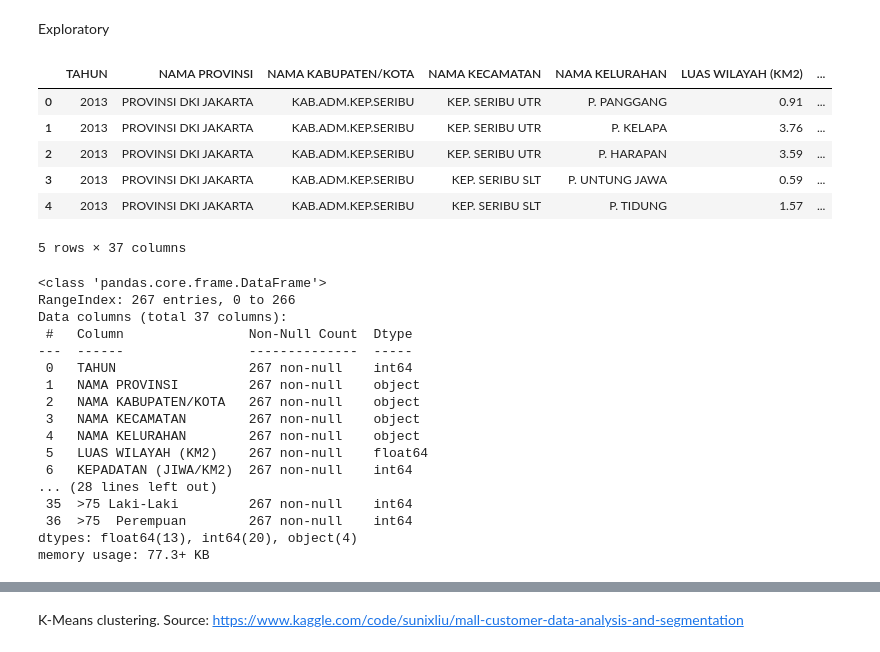
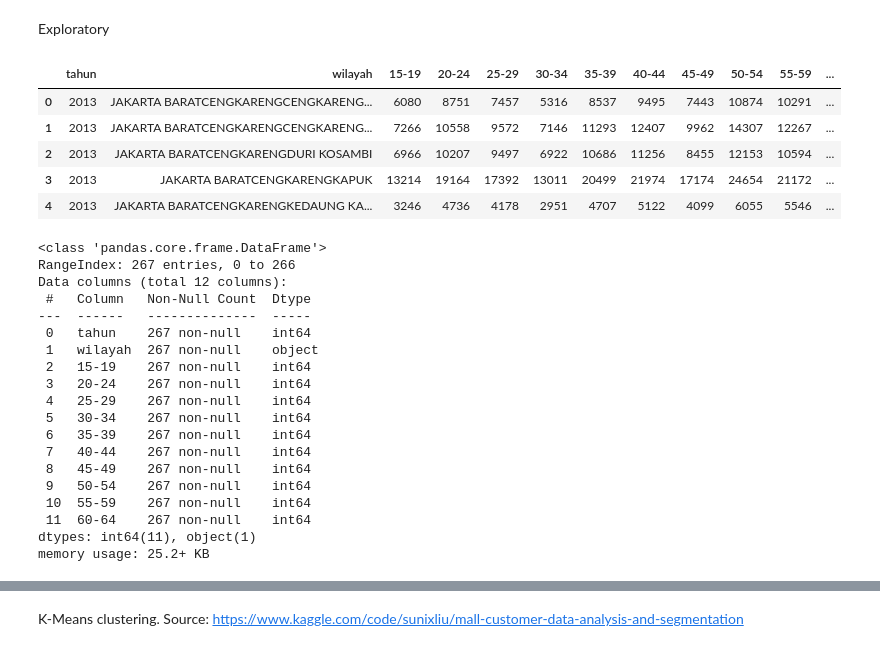
Before and after one commit to tsancode/Population5, a Jupyter notebook: Kmeans cluster.ipynb, the cells around one changed output, grey strips where cells are left out. Cells and saved outputs as stored; diff of their text form; code cells hidden in the pictures.

```diff
--- a/Kmeans cluster.ipynb
+++ b/Kmeans cluster.ipynb
@@ -8,10 +8,10 @@ import requests
 from io import StringIO
 import matplotlib.pyplot as plt
 # %%
-orig_url='https://drive.google.com/file/d/1QdEZdgXWwctSGsx0awJGX7xWqQm08dR1/view?usp=sharing'
+orig_url2013='https://drive.google.com/file/d/11ZcRnzJOY17iu3NnHEtlRZE3MQvonDnu/view?usp=sharing'
 
-file_id = orig_url.split('/')[-2]
-dwn_url='https://drive.google.com/uc?export=download&id=' + file_id
-url = requests.get(dwn_url).text
-csv_raw = StringIO(url)
-df = pd.read_csv(csv_raw)
+file_id2013 = orig_url2013.split('/')[-2]
+dwn_url2013='https://drive.google.com/uc?export=download&id=' + file_id2013
+url2013 = requests.get(dwn_url2013).text
+csv_raw2013 = StringIO(url2013)
+df2013 = pd.read_csv(csv_raw2013)
@@ -18,32 +26,33 @@ df = pd.read_csv(csv_raw)
 # %% [markdown]
 Exploratory
 # %%
-df.head()
+df2013.head()
 # %% [output]
-|  | TAHUN | NAMA PROVINSI | NAMA KABUPATEN/KOTA | NAMA KECAMATAN | NAMA KELURAHAN | LUAS WILAYAH (KM2) | ... |
-| 0 | 2013 | PROVINSI DKI JAKARTA | KAB.ADM.KEP.SERIBU | KEP. SERIBU UTR | P. PANGGANG | 0.91 | ... |
-| 1 | 2013 | PROVINSI DKI JAKARTA | KAB.ADM.KEP.SERIBU | KEP. SERIBU UTR | P. KELAPA | 3.76 | ... |
-| 2 | 2013 | PROVINSI DKI JAKARTA | KAB.ADM.KEP.SERIBU | KEP. SERIBU UTR | P. HARAPAN | 3.59 | ... |
-| 3 | 2013 | PROVINSI DKI JAKARTA | KAB.ADM.KEP.SERIBU | KEP. SERIBU SLT | P. UNTUNG JAWA | 0.59 | ... |
-| 4 | 2013 | PROVINSI DKI JAKARTA | KAB.ADM.KEP.SERIBU | KEP. SERIBU SLT | P. TIDUNG | 1.57 | ... |
+|  | tahun | wilayah | 15-19 | 20-24 | 25-29 | 30-34 | 35-39 | 40-44 | 45-49 | 50-54 | 55-59 | ... |
+| 0 | 2013 | JAKARTA BARATCENGKARENGCENGKARENG... | 6080 | 8751 | 7457 | 5316 | 8537 | 9495 | 7443 | 10874 | 10291 | ... |
+| 1 | 2013 | JAKARTA BARATCENGKARENGCENGKARENG... | 7266 | 10558 | 9572 | 7146 | 11293 | 12407 | 9962 | 14307 | 12267 | ... |
+| 2 | 2013 | JAKARTA BARATCENGKARENGDURI KOSAMBI | 6966 | 10207 | 9497 | 6922 | 10686 | 11256 | 8455 | 12153 | 10594 | ... |
+| 3 | 2013 | JAKARTA BARATCENGKARENGKAPUK | 13214 | 19164 | 17392 | 13011 | 20499 | 21974 | 17174 | 24654 | 21172 | ... |
+| 4 | 2013 | JAKARTA BARATCENGKARENGKEDAUNG KA... | 3246 | 4736 | 4178 | 2951 | 4707 | 5122 | 4099 | 6055 | 5546 | ... |
-5 rows × 37 columns
 # %%
-df.info()
+df2013.info()
 # %% [output]
 <class 'pandas.core.frame.DataFrame'>
 RangeIndex: 267 entries, 0 to 266
-Data columns (total 37 columns):
- #   Column                Non-Null Count  Dtype
----  ------                --------------  -----
- 0   TAHUN                 267 non-null    int64
- 1   NAMA PROVINSI         267 non-null    object
- 2   NAMA KABUPATEN/KOTA   267 non-null    object
- 3   NAMA KECAMATAN        267 non-null    object
- 4   NAMA KELURAHAN        267 non-null    object
- 5   LUAS WILAYAH (KM2)    267 non-null    float64
- 6   KEPADATAN (JIWA/KM2)  267 non-null    int64
-... (28 lines left out)
- 35  >75 Laki-Laki         267 non-null    int64
- 36  >75  Perempuan        267 non-null    int64
-dtypes: float64(13), int64(20), object(4)
-memory usage: 77.3+ KB
+Data columns (total 12 columns):
+ #   Column   Non-Null Count  Dtype
+---  ------   --------------  -----
+ 0   tahun    267 non-null    int64
+ 1   wilayah  267 non-null    object
+ 2   15-19    267 non-null    int64
+ 3   20-24    267 non-null    int64
+ 4   25-29    267 non-null    int64
+ 5   30-34    267 non-null    int64
+ 6   35-39    267 non-null    int64
+ 7   40-44    267 non-null    int64
+ 8   45-49    267 non-null    int64
+ 9   50-54    267 non-null    int64
+ 10  55-59    267 non-null    int64
+ 11  60-64    267 non-null    int64
+dtypes: int64(11), object(1)
+memory usage: 25.2+ KB
```
Also changed, not shown: parts of 48 cells of this notebook.
